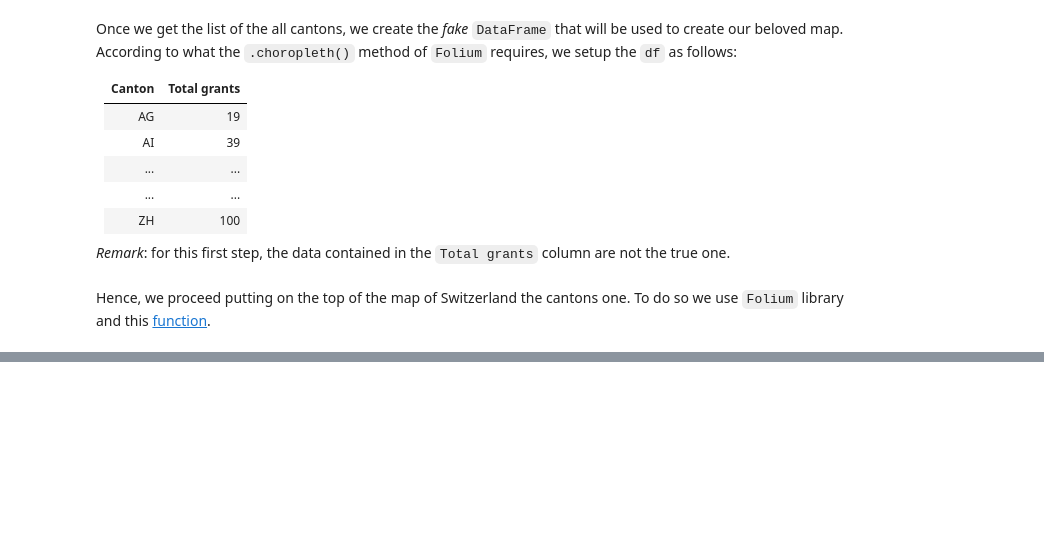
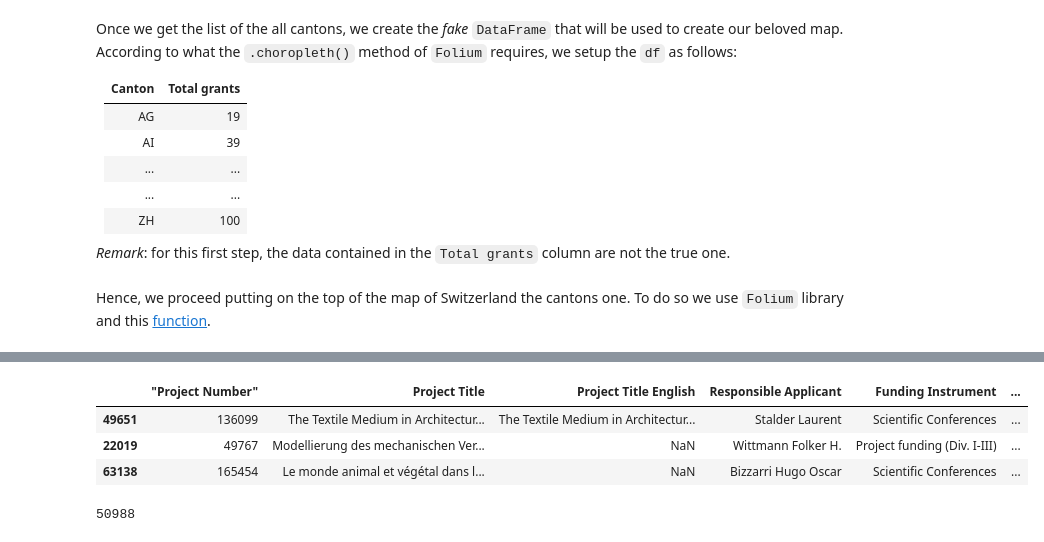
Before and after one commit to CriMenghini/ADA_Homeworks, a Jupyter notebook: Homework_3/Homework_3.ipynb, the cells around one changed output, grey strips where cells are left out. Saved outputs shown, nothing was run; the diff lists cells and outputs as text; code cells hidden in the pictures; blank space fills up the shorter version.

```diff
--- a/Homework_3/Homework_3.ipynb
+++ b/Homework_3/Homework_3.ipynb
@@ -60,2 +81,15 @@ overlay_map(df_cantons, 'OrRd', topo_path)
 # %%
 data = pd.read_csv('Data/P3_GrantExport.csv', sep = ';')
+# %%
+data.sample(3)
+# %% [output]
+|  | ﻿"Project Number" | Project Title | Project Title English | Responsible Applicant | Funding Instrument | ... |
+| 49651 | 136099 | The Textile Medium in Architectur... | The Textile Medium in Architectur... | Stalder Laurent | Scientific Conferences | ... |
+| 22019 | 49767 | Modellierung des mechanischen Ver... | NaN | Wittmann Folker H. | Project funding (Div. I-III) | ... |
+| 63138 | 165454 | Le monde animal et végétal dans l... | NaN | Bizzarri Hugo Oscar | Scientific Conferences | ... |
+# %%
+# Get the df that contains those projects for which the research is carried out at a swiss institution
+data_filtered = data.dropna(subset = ['University'])
+len(data_filtered)
+# %% [output]
+50988
```
Also changed, not shown: parts of 25 cells of this notebook, 2 other files.
